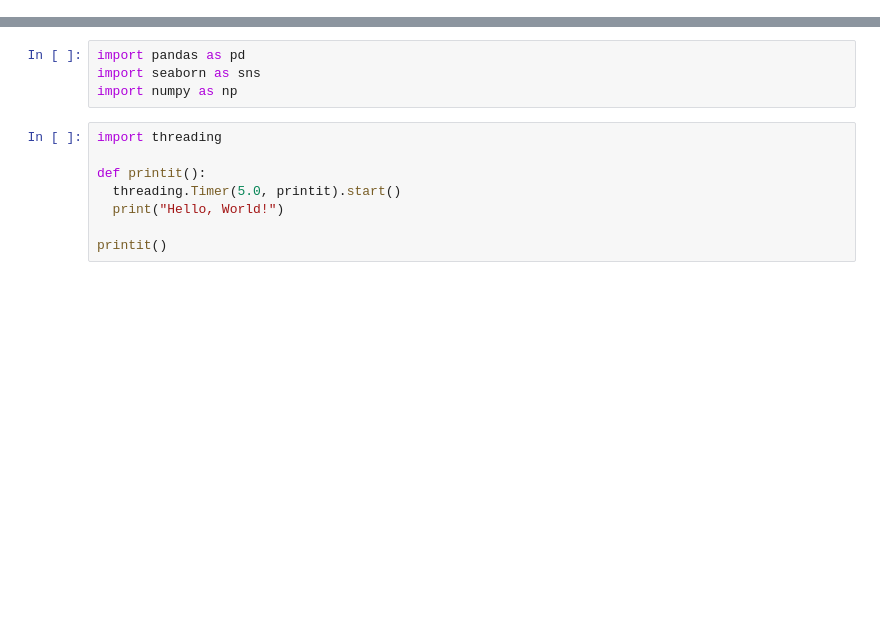
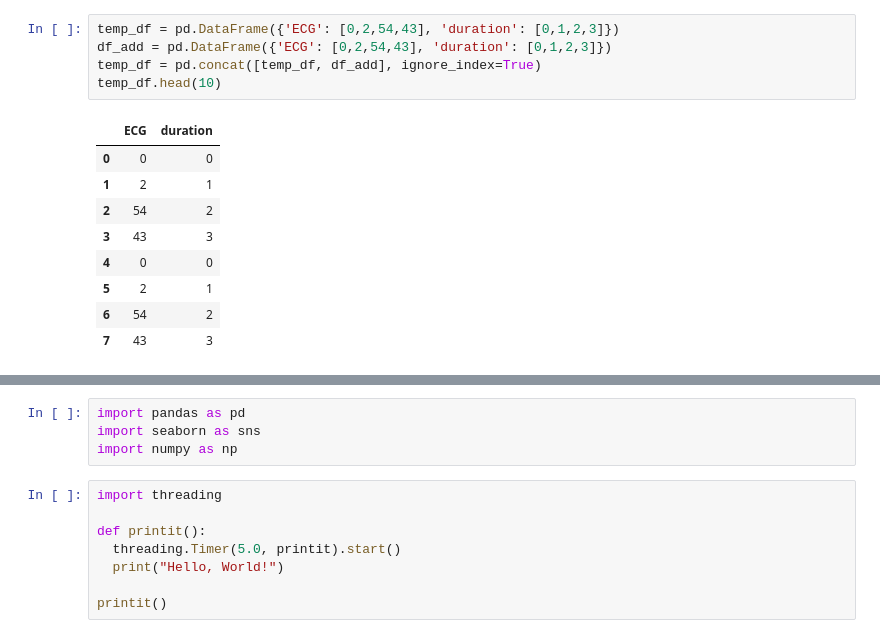
Before and after one commit to Aura-healthcare/Geneva_Health_Forum-HeartyPatch, a Jupyter notebook: data/visualisation.ipynb, the cells around one changed output, grey strips where cells are left out. Drawn from its saved outputs; the diff is of its cells as text; blank space fills up the shorter version.

```diff
--- a/data/visualisation.ipynb
+++ b/data/visualisation.ipynb
@@ -0,0 +184,15 @@
+# %%
+temp_df = pd.DataFrame({'ECG': [0,2,54,43], 'duration': [0,1,2,3]})
+df_add = pd.DataFrame({'ECG': [0,2,54,43], 'duration': [0,1,2,3]})
+temp_df = pd.concat([temp_df, df_add], ignore_index=True)
+temp_df.head(10)
+# %% [output]
+|  | ECG | duration |
+| 0 | 0 | 0 |
+| 1 | 2 | 1 |
+| 2 | 54 | 2 |
+| 3 | 43 | 3 |
+| 4 | 0 | 0 |
+| 5 | 2 | 1 |
+| 6 | 54 | 2 |
+| 7 | 43 | 3 |
```
Also changed, not shown: parts of 9 cells of this notebook, 3 other files.
